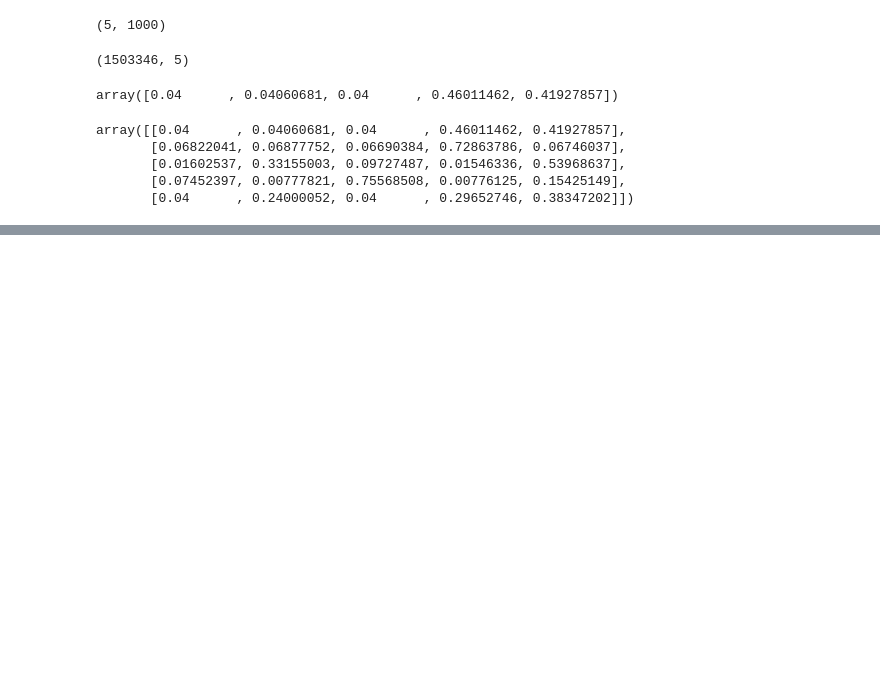
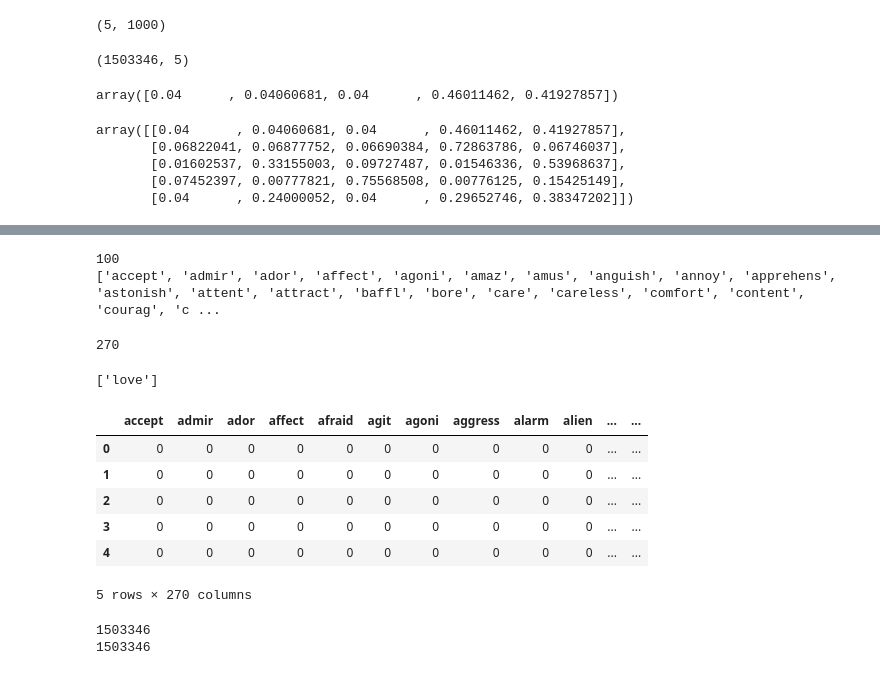
Before and after one commit to mdberryh/CapstoneGotchaGaming, a Jupyter notebook: Clustering_POS_WordVectors.ipynb, the cells around one changed output, grey strips where cells are left out. Drawn from its saved outputs; the diff is of its cells as text; code cells hidden in the pictures; blank space fills up the shorter version.

```diff
--- a/Clustering_POS_WordVectors.ipynb
+++ b/Clustering_POS_WordVectors.ipynb
@@ -443,0 +715,45 @@ array([[0.04      , 0.04060681, 0.04      , 0.46011462, 0.41927857],
+# %%
+print(len(tf_emotions_feature_names))
+print(tf_emotions_feature_names)
+# %% [output]
+100
+['accept', 'admir', 'ador', 'affect', 'agoni', 'amaz', 'amus', 'anguish', 'annoy', 'apprehens', 'astonish', 'attent', 'attract', 'baffl', 'bore', 'care', 'careless', 'comfort', 'content', 'courag', 'c ...
+# %%
+emotionNames = [x for x in rootedEmotions.keys()]
+# %%
+print(len(emotionNames))
+# emotionNames
+# %% [output]
+270
+# %%
+reviews_df['emotions'].values[3] #in emotionNames
+# %% [output]
+['love']
+# %%
+# create a dictionary for each emotion and store an array of the counts for each pandas row...
+pandas_emotions_dict = {}
+for emotion in emotionNames:
+    # we'll automatically create empty arrays for each review
+    pandas_emotions_dict[emotion]=[0] * len(reviews_df)
+
+for index, row in enumerate(reviews_df['emotions'].values):
+    for emotion in row:
+        pandas_emotions_dict[emotion][index] = pandas_emotions_dict[emotion][index] +1
+# %%
+# pandas_emotions_dict
+new = pd.DataFrame.from_dict(pandas_emotions_dict)
+new.head()
+# %% [output]
+|  | accept | admir | ador | affect | afraid | agit | agoni | aggress | alarm | alien | ... | ... |
+| 0 | 0 | 0 | 0 | 0 | 0 | 0 | 0 | 0 | 0 | 0 | ... | ... |
+| 1 | 0 | 0 | 0 | 0 | 0 | 0 | 0 | 0 | 0 | 0 | ... | ... |
+| 2 | 0 | 0 | 0 | 0 | 0 | 0 | 0 | 0 | 0 | 0 | ... | ... |
+| 3 | 0 | 0 | 0 | 0 | 0 | 0 | 0 | 0 | 0 | 0 | ... | ... |
+| 4 | 0 | 0 | 0 | 0 | 0 | 0 | 0 | 0 | 0 | 0 | ... | ... |
+5 rows × 270 columns
+# %%
+print(len(new))
+print(len(reviews_df))
+# %% [output]
+1503346
+1503346
```
Also changed, not shown: parts of 31 cells of this notebook, 4 other files.
